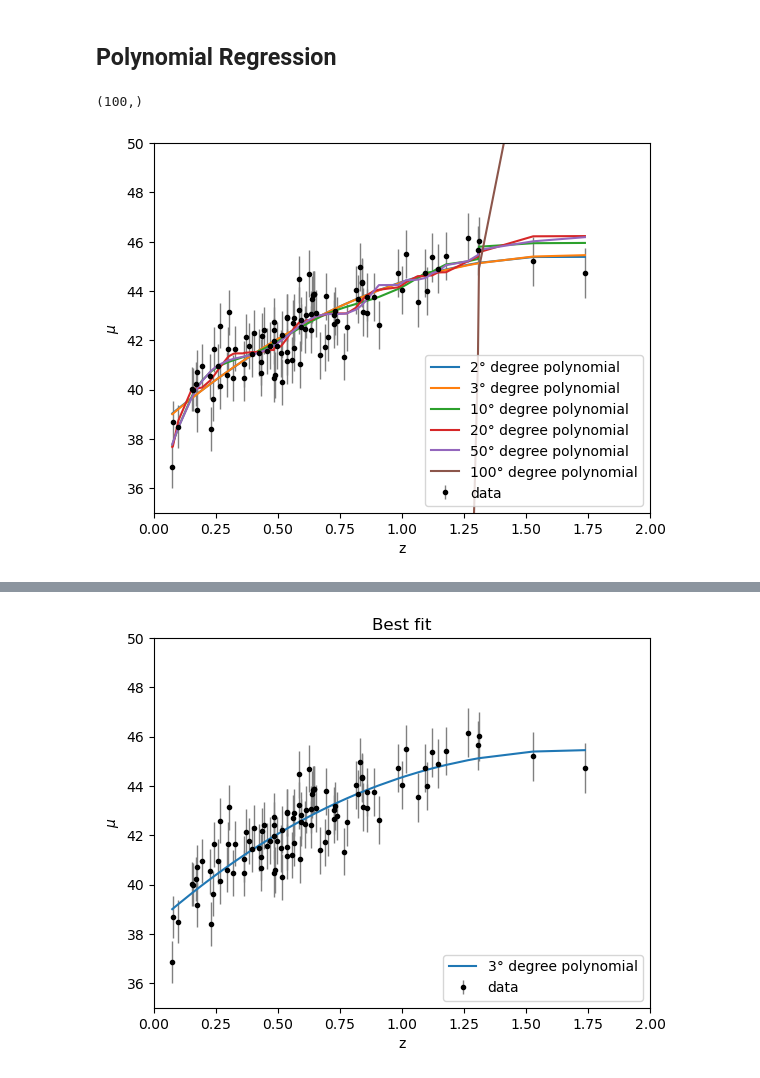
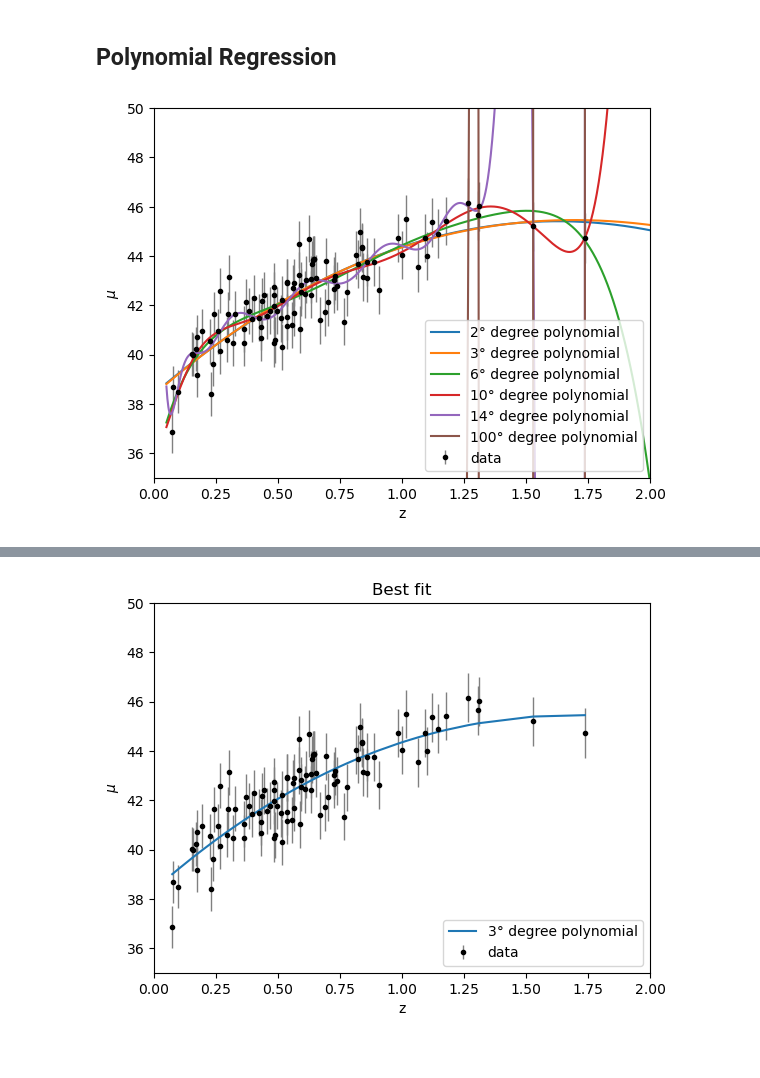
Before and after one commit to SimoneRestuccia/astrostatistics_bicocca_2024, a Jupyter notebook: working/L_17_01.ipynb, the cells around one changed output, grey strips where cells are left out. Saved outputs shown, nothing was run; the diff lists cells and outputs as text; code cells hidden in the pictures.

```diff
--- a/working/L_17_01.ipynb
+++ b/working/L_17_01.ipynb
@@ -35,6 +38,7 @@ plt.xlim(0,2)
 plt.ylim(35,50)
 
 z_sample1 = z_sample.reshape(len(z_sample), 1)
+z = np.linspace(0.05, 2., 1000)
 # %% [output]
 [figure]
 # %% [markdown]
@@ -57,8 +58,6 @@ print(Z_new)
 # %%
 def mu(z):
     return theta0 + theta1*z
-
-z = np.linspace(0, 2, 10000)
 # %%
 plt.errorbar(z_sample, mu_sample, dmu, fmt='.k', ecolor='gray', lw=1,label='data')
 plt.plot(Z_new, mu_pred, color = 'red', label='Prediction', ls = '--')
@@ -75,29 +74,21 @@ plt.ylim(35,50);
 # %%
 def poly(degree):
     model = PolynomialRegression(degree) # fit 3rd degree polynomial
-    model.fit(z_sample1, mu_sample, dmu)
-
-    mu_pred_poly = model.predict(z_sample1)
-    #n_constraints = degree + 1
-
-    #p = model.coef_
+    model.fit(z_sample[:,np.newaxis], mu_sample, dmu)
+    mu_pred_poly = model.predict(z[:,np.newaxis])
     return mu_pred_poly
-# %%
-mu_sample.shape
-# %% [output]
-(100,)
 # %%
 plt.errorbar(z_sample, mu_sample, dmu, fmt='.k', ecolor='gray', lw=1,label='data')
-plt.plot(np.sort(z_sample), np.sort(poly(2)), label='2° degree polynomial')
-plt.plot(np.sort(z_sample), np.sort(poly(3)), label='3° degree polynomial')
-plt.plot(np.sort(z_sample), np.sort(poly(10)), label='10° degree polynomial')
-plt.plot(np.sort(z_sample), np.sort(poly(20)), label='20° degree polynomial')
-plt.plot(np.sort(z_sample), np.sort(poly(50)), label='50° degree polynomial')
-plt.plot(np.sort(z_sample), np.sort(poly(100)), label='100° degree polynomial')
+plt.plot(z, poly(2), label='2° degree polynomial')
+plt.plot(z, poly(3), label='3° degree polynomial')
+plt.plot(z, poly(6), label='6° degree polynomial')
+plt.plot(z, poly(10), label='10° degree polynomial')
+plt.plot(z, poly(14), label='14° degree polynomial')
+plt.plot(z, poly(100), label='100° degree polynomial')
 plt.xlabel("z")
 plt.ylabel("$\mu$")
 plt.legend(loc='lower right')
 plt.xlim(0,2)
 plt.ylim(35,50);
 # %% [output]
-[figure, old version]
+[figure, new version]
```
Also changed, not shown: parts of 10 cells of this notebook.
